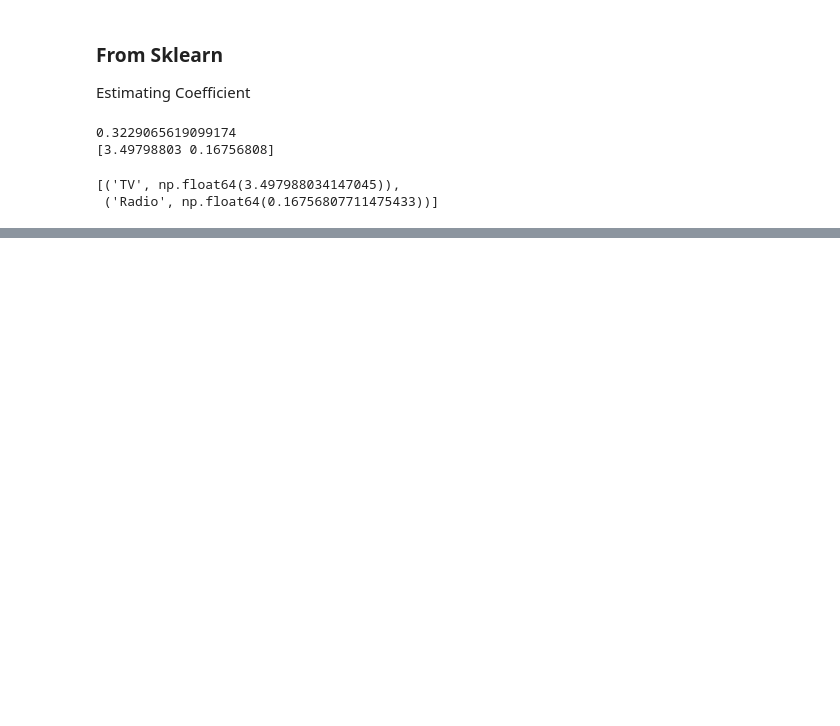
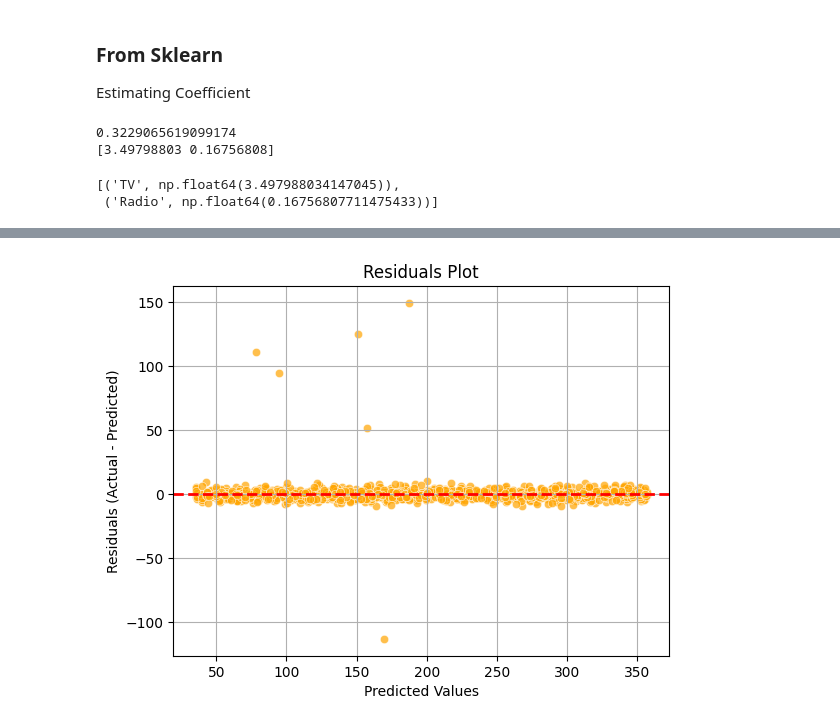
Before and after one commit to satyaraj09/ML_Practises, a Jupyter notebook: advertising_sales_prediction_multi_linear_reg.ipynb, the cells around one changed output, grey strips where cells are left out. Drawn from its saved outputs; the diff is of its cells as text; code cells hidden in the pictures; blank space fills up the shorter version.

```diff
--- a/advertising_sales_prediction_multi_linear_reg.ipynb
+++ b/advertising_sales_prediction_multi_linear_reg.ipynb
@@ -632,0 +788,13 @@ list(zip(independent, lm1.coef_))
+# %%
+y_pred = lm4.predict(X_test)
+residuals = y_test - y_pred
+
+sns.scatterplot(x=y_pred, y=residuals, color='orange', alpha=0.7)
+plt.axhline(0, color='red', linestyle='--', linewidth=2)  # horizontal line at 0
+plt.xlabel("Predicted Values")
+plt.ylabel("Residuals (Actual - Predicted)")
+plt.title("Residuals Plot")
+plt.grid(True)
+plt.show()
+# %% [output]
+[figure, added]
```
Also changed, not shown: parts of 22 cells of this notebook.
